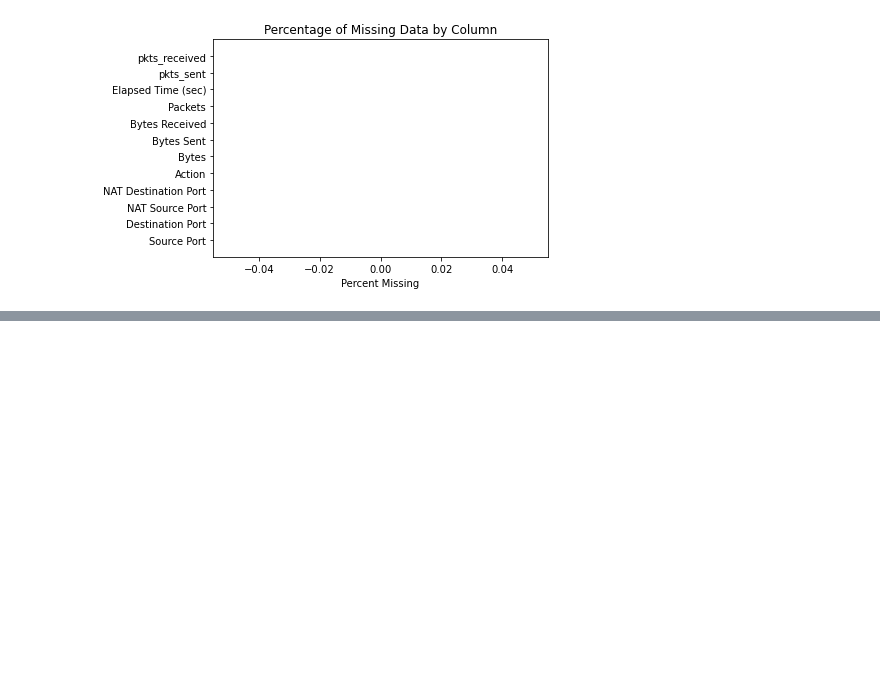
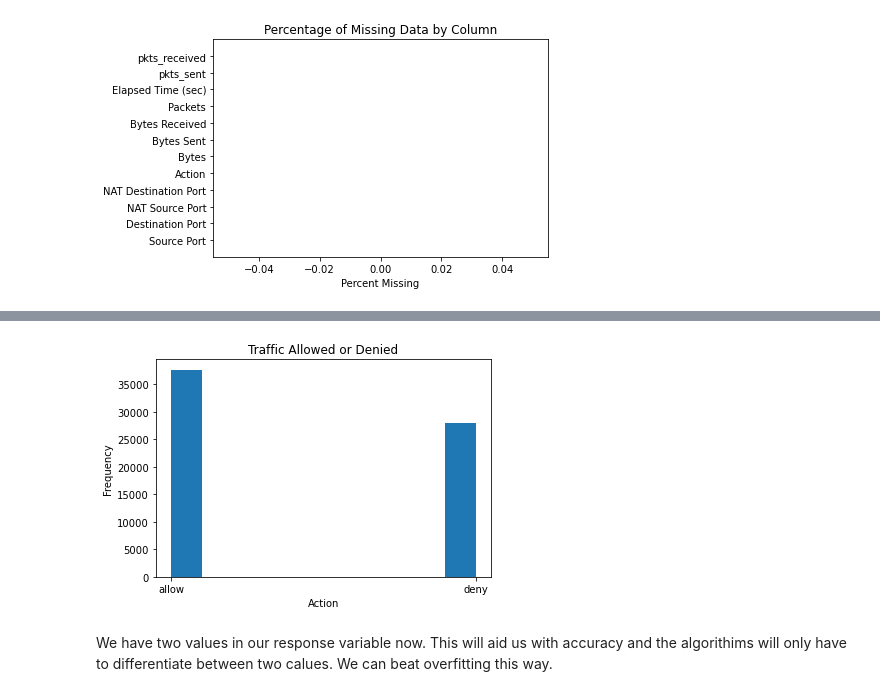
Before and after one commit to dk28yip/MSDS7333, a Jupyter notebook: Case Study 5.ipynb, the cells around one changed output, grey strips where cells are left out. Cells and saved outputs as stored; diff of their text form; code cells hidden in the pictures; blank space fills up the shorter version.

```diff
--- a/Case Study 5.ipynb
+++ b/Case Study 5.ipynb
@@ -81,0 +100,11 @@ plt.show()
+# %%
+target_mod = {
+    'allow':'allow',
+    'deny':'deny',
+    'drop':'deny',
+    'reset-both':'deny'
+}
+
+df.loc[df['Action'].isin(target_mod.keys()), 'Action_Revision'] = df['Action'].map(target_mod)
+df.drop('Action', axis=1, inplace=True)
+df['Action_Revision'] = df['Action_Revision'].astype('category')
@@ -81,0 +117,11 @@ plt.show()
+# %%
+## the response variable is action graph to look at our actions
+plt.hist(df['Action_Revision'])
+plt.xlabel('Action')
+plt.ylabel('Frequency')
+plt.title('Traffic Allowed or Denied')
+plt.show()
+# %% [output]
+[figure, added]
+# %% [markdown]
+We have two values in our response variable now. This will aid us with accuracy and the algorithims will only have to differentiate between two calues. We can beat overfitting this way.
```
Also changed, not shown: parts of 5 cells of this notebook.
